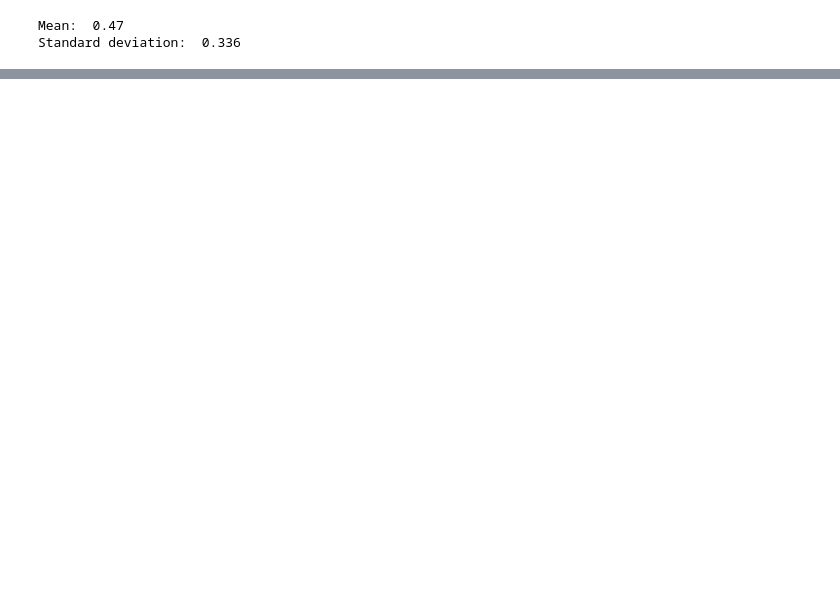
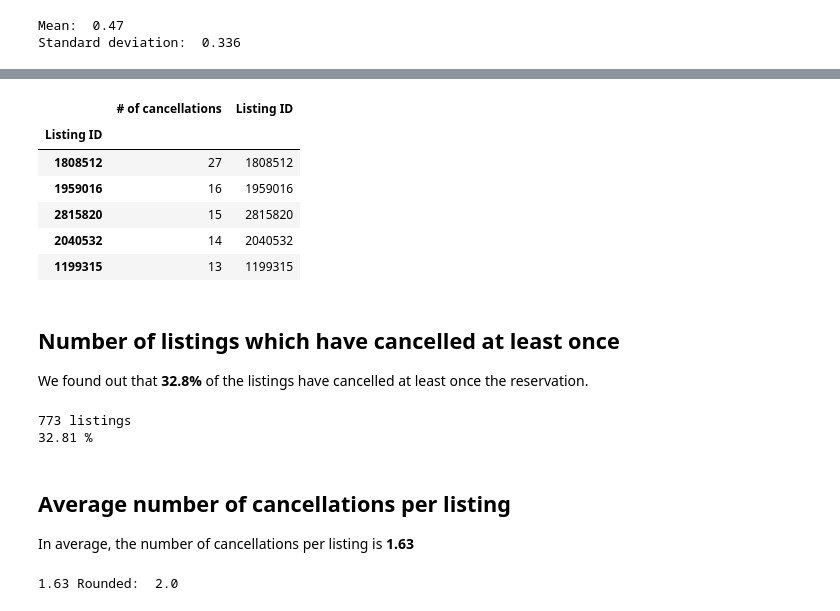
Before and after one commit to AntigoniKourou/Thesis, a Jupyter notebook: Sentiment distribution and normalized sentiment frequencies .ipynb, the cells around one changed output, grey strips where cells are left out. Drawn from its saved outputs; the diff is of its cells as text; code cells hidden in the pictures; blank space fills up the shorter version.

```diff
--- a/Sentiment distribution and normalized sentiment frequencies .ipynb
+++ b/Sentiment distribution and normalized sentiment frequencies .ipynb
@@ -199,0 +261,5 @@ The number of positive sentences is  18  times higher than the number of negativ
+# %%
+cancelled=file[file['Sentence']=='This is an automated posting.']
+can=cancelled['Sentence'].count()*3
+# because this message comes in three sentences with all get sentiment 0
+print 'Number of sentences about cancellation: ', can
@@ -199,0 +280,36 @@ The number of positive sentences is  18  times higher than the number of negativ
+# %%
+
+a=cancelled[['Review ID','Listing ID']].groupby('Listing ID').count()
+a.columns=['# of cancellations']
+a['Listing ID']=a.index
+a.sort_values('# of cancellations', axis=0, ascending=False)[:5] ## Top 5
+# %% [output]
+|  | # of cancellations | Listing ID |
+| Listing ID |  |  |
+| 1808512 | 27 | 1808512 |
+| 1959016 | 16 | 1959016 |
+| 2815820 | 15 | 2815820 |
+| 2040532 | 14 | 2040532 |
+| 1199315 | 13 | 1199315 |
+# %% [markdown]
+## Number of listings which have cancelled at least once
+We found out that **32.8%** of the listings have cancelled at least once the reservation.
+# %%
+ten=file.groupby('Listing ID')
+total=ten['Review ID'].mean().count()
+total
+
+nrlis=a['Listing ID'].count()
+print nrlis, 'listings'
+print ((nrlis/total)*100).round(2),'%'
+# %% [output]
+773 listings
+32.81 %
+# %% [markdown]
+## Average number of cancellations per listing
+In average, the number of cancellations per listing is **1.63**
+# %%
+avg=a['# of cancellations'].mean()
+print avg.round(2),'Rounded: ',avg.round(0)
+# %% [output]
+1.63 Rounded:  2.0
```
Also changed, not shown: parts of 40 cells of this notebook, 3 other files.
